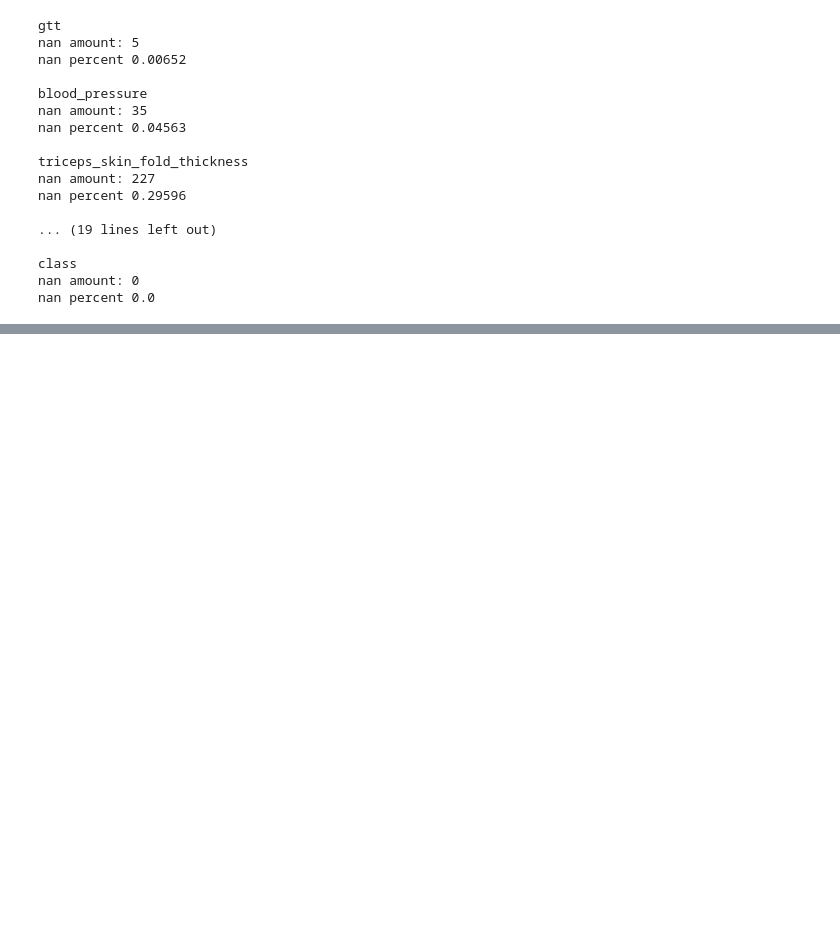
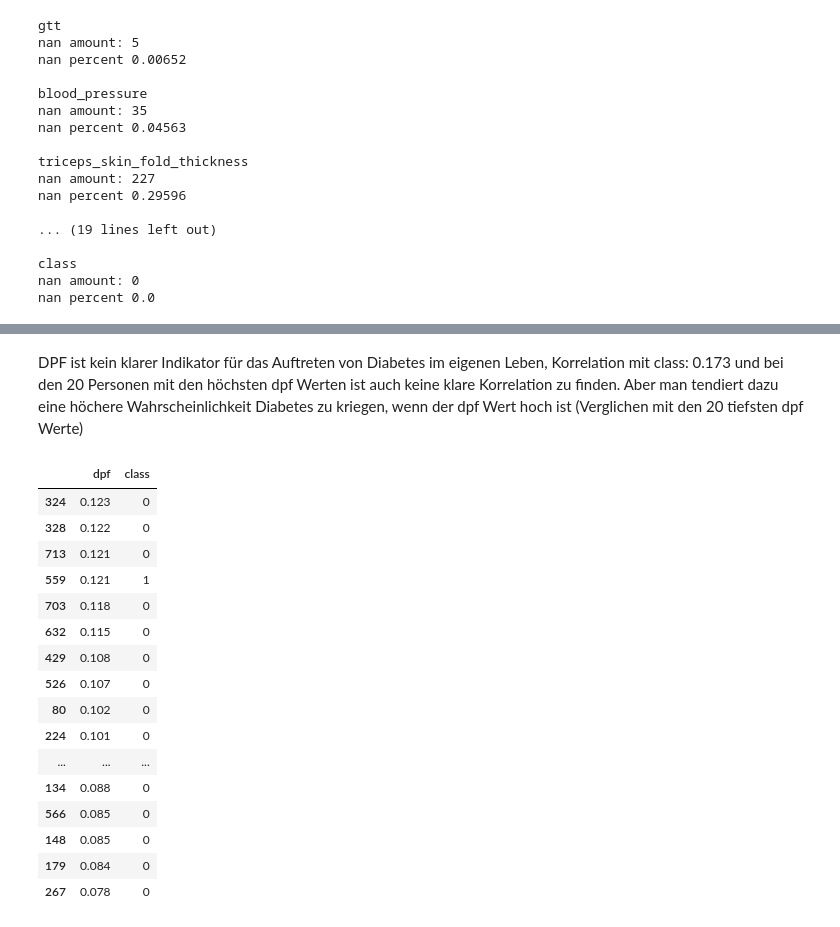
Before and after one commit to alexschillingfhnw/daw, a Jupyter notebook: Diabetes.ipynb, the cells around one changed output, grey strips where cells are left out. Cells and saved outputs as stored; diff of their text form; code cells hidden in the pictures; blank space fills up the shorter version.

```diff
--- a/Diabetes.ipynb
+++ b/Diabetes.ipynb
@@ -391,0 +438,22 @@ df
+# %% [markdown]
+DPF ist kein klarer Indikator für das Auftreten von Diabetes im eigenen Leben, Korrelation mit class: 0.173 und bei den 20 Personen mit den höchsten dpf Werten ist auch keine klare Korrelation zu finden. Aber man tendiert dazu eine höchere Wahrscheinlichkeit Diabetes zu kriegen, wenn der dpf Wert hoch ist (Verglichen mit den 20 tiefsten dpf Werte)
+# %%
+data_new[["dpf", "class"]].sort_values("dpf", ascending = False).tail(20)
+# %% [output]
+|  | dpf | class |
+| 324 | 0.123 | 0 |
+| 328 | 0.122 | 0 |
+| 713 | 0.121 | 0 |
+| 559 | 0.121 | 1 |
+| 703 | 0.118 | 0 |
+| 632 | 0.115 | 0 |
+| 429 | 0.108 | 0 |
+| 526 | 0.107 | 0 |
+| 80 | 0.102 | 0 |
+| 224 | 0.101 | 0 |
+| ... | ... | ... |
+| 134 | 0.088 | 0 |
+| 566 | 0.085 | 0 |
+| 148 | 0.085 | 0 |
+| 179 | 0.084 | 0 |
+| 267 | 0.078 | 0 |
```
Also changed, not shown: parts of 32 cells of this notebook.
